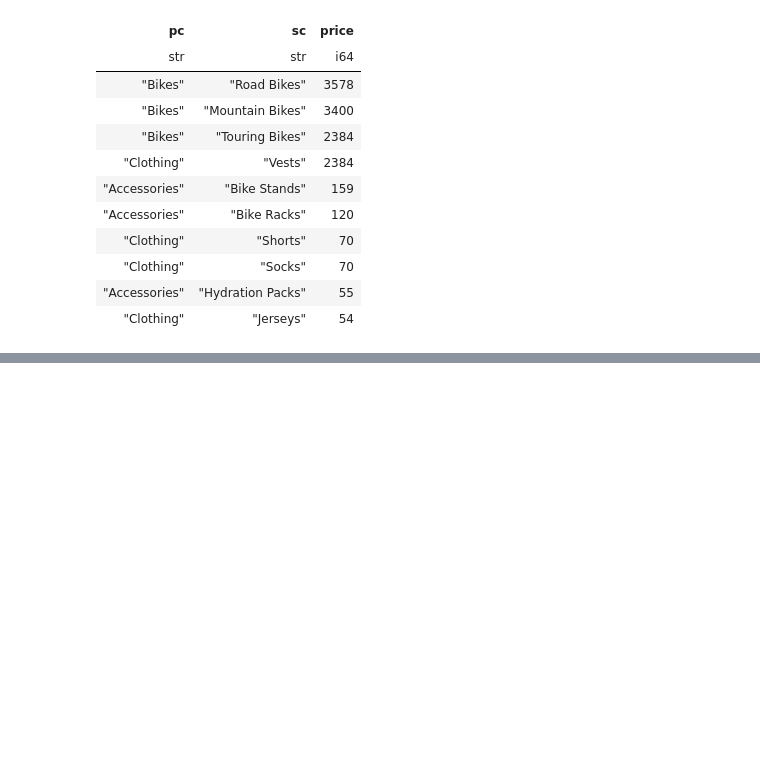
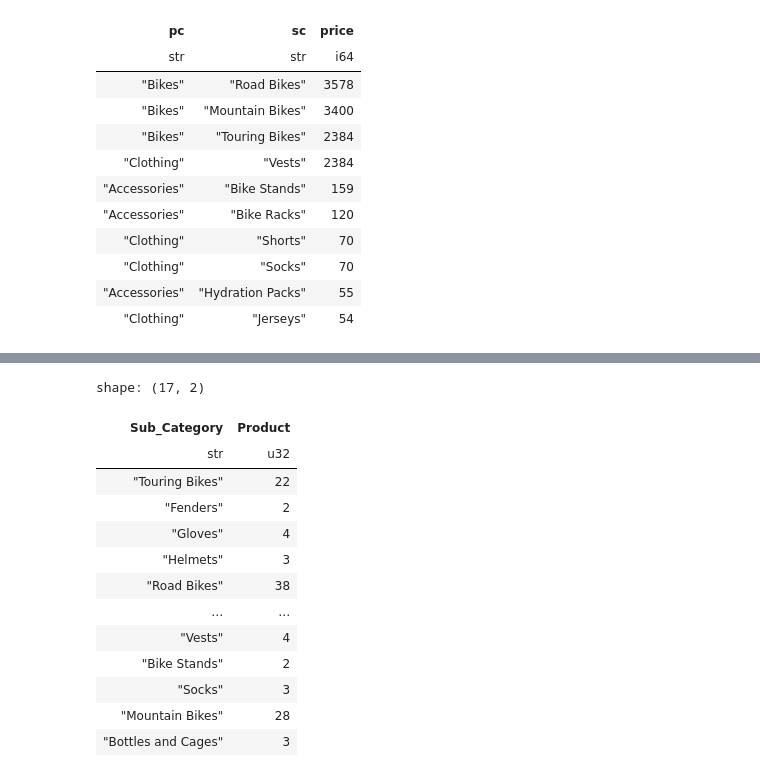
Before and after one commit to asenetcky/python-polars-the-definitive-guide, a Jupyter notebook: ch13-me.ipynb, the cells around one changed output, grey strips where cells are left out. Cells and saved outputs as stored; diff of their text form; code cells hidden in the pictures; blank space fills up the shorter version.

```diff
--- a/ch13-me.ipynb
+++ b/ch13-me.ipynb
@@ -164,0 +182,21 @@ shape: (10, 3)
+# %%
+(
+    sales.select("Sub_Category", "Product")
+    .group_by("Sub_Category")
+    .n_unique()
+)
+# %% [output]
+shape: (17, 2)
+| Sub_Category | Product |
+| str | u32 |
+| "Touring Bikes" | 22 |
+| "Fenders" | 2 |
+| "Gloves" | 4 |
+| "Helmets" | 3 |
+| "Road Bikes" | 38 |
+| … | … |
+| "Vests" | 4 |
+| "Bike Stands" | 2 |
+| "Socks" | 3 |
+| "Mountain Bikes" | 28 |
+| "Bottles and Cages" | 3 |
```
Also changed, not shown: parts of 8 cells of this notebook.
